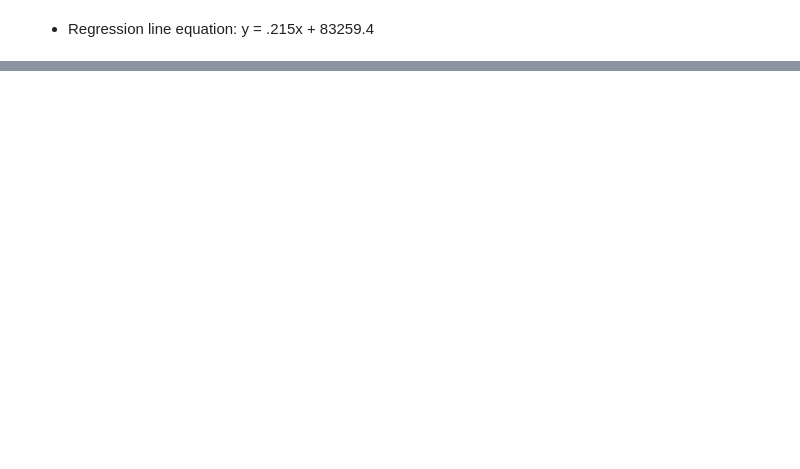
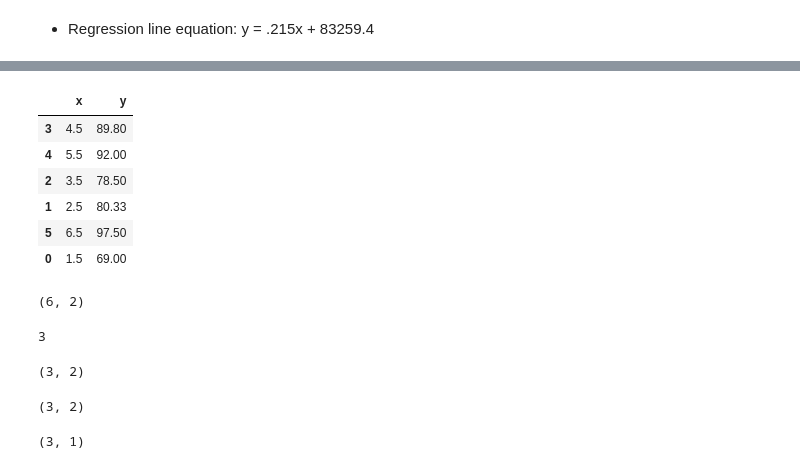
Before and after one commit to natalie2nguyen/MachineLearning, a Jupyter notebook: week5_encoding.ipynb, the cells around one changed output, grey strips where cells are left out. Saved outputs shown, nothing was run; the diff lists cells and outputs as text; code cells hidden in the pictures; blank space fills up the shorter version.

```diff
--- a/week5_encoding.ipynb
+++ b/week5_encoding.ipynb
@@ -147,0 +161,3 @@ for degree in degrees:
+# %%
+df2 = pd.read_excel('datasets/w5-simple-regression-testset.xlsx')
+df2.head()
@@ -147,0 +171,35 @@ for degree in degrees:
+# %%
+shuffled_data_2 = df2.sample(frac=1)
+shuffled_data_2
+# %% [output]
+|  | x | y |
+| 3 | 4.5 | 89.80 |
+| 4 | 5.5 | 92.00 |
+| 2 | 3.5 | 78.50 |
+| 1 | 2.5 | 80.33 |
+| 5 | 6.5 | 97.50 |
+| 0 | 1.5 | 69.00 |
+# %%
+shuffled_data_2.shape
+# %% [output]
+(6, 2)
+# %%
+n_training_2 = shuffled_data_2.shape[0]//2
+n_training_2
+# %% [output]
+3
+# %%
+data_train_2 = shuffled_data_2.iloc[0:n_training,:]
+data_train_2.shape
+# %% [output]
+(3, 2)
+# %%
+data_test_2 = shuffled_data_2.iloc[n_training_2:,:]
+data_test_2.shape
+# %% [output]
+(3, 2)
+# %%
+data_train_x2 = data_train_2[['x']].values.reshape(-1,1)
+data_train_x2.shape
+# %% [output]
+(3, 1)
```
Also changed, not shown: parts of 16 cells of this notebook, 1 other file.
